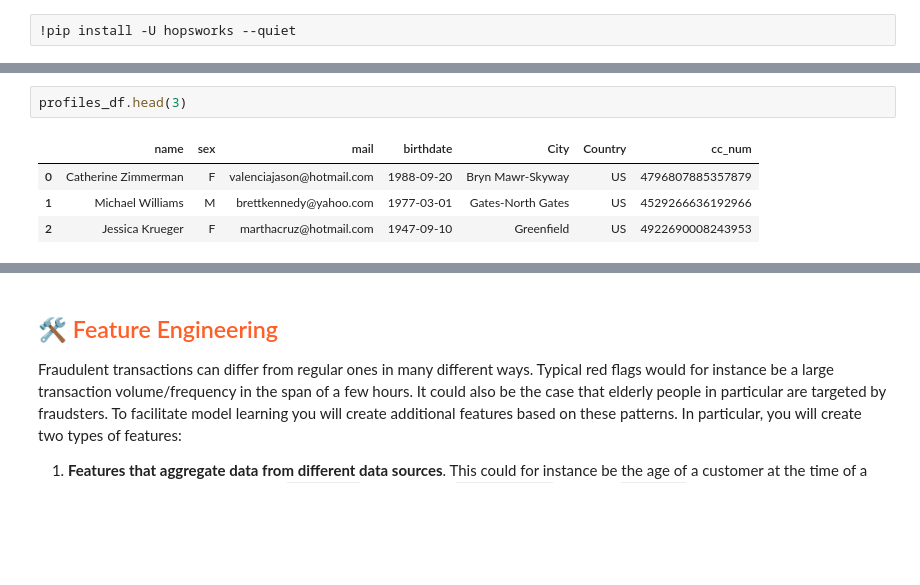
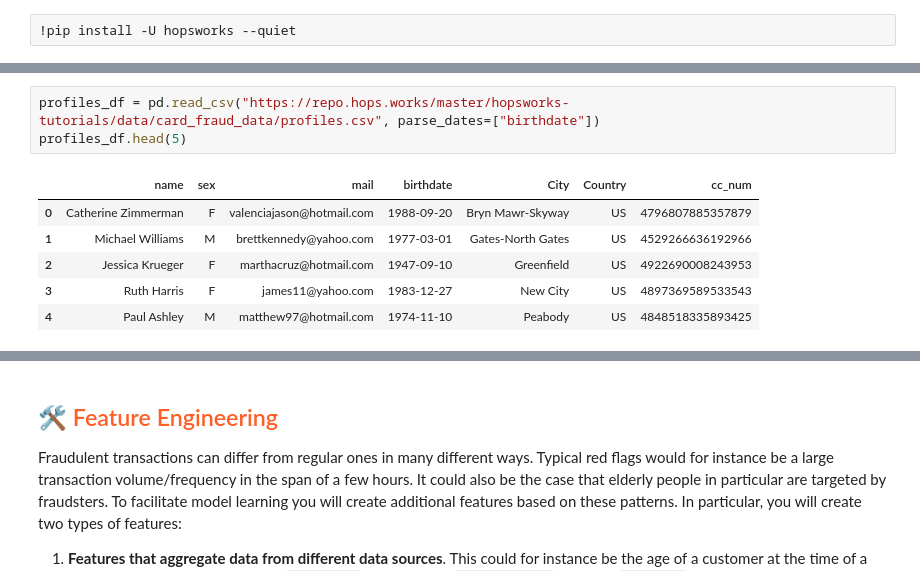
Before and after one commit to featurestoreorg/serverless-ml-course, a Jupyter notebook: src/01-module/1_backfill_cc_feature_groups.ipynb, the cells around one changed output, grey strips where cells are left out. Cells and saved outputs as stored; diff of their text form; blank space fills up the shorter version.

```diff
--- a/nbs/01-module/1a_feature_groups.ipynb
+++ b/src/01-module/1_backfill_cc_feature_groups.ipynb
@@ -94,7 +52,10 @@ memory usage: 23.6+ KB
 # %%
-profiles_df.head(3)
+profiles_df = pd.read_csv("https://repo.hops.works/master/hopsworks-tutorials/data/card_fraud_data/profiles.csv", parse_dates=["birthdate"])
+profiles_df.head(5)
 # %% [output]
 |  | name | sex | mail | birthdate | City | Country | cc_num |
 | 0 | Catherine Zimmerman | F | valenciajason@hotmail.com | 1988-09-20 | Bryn Mawr-Skyway | US | 4796807885357879 |
 | 1 | Michael Williams | M | brettkennedy@yahoo.com | 1977-03-01 | Gates-North Gates | US | 4529266636192966 |
 | 2 | Jessica Krueger | F | marthacruz@hotmail.com | 1947-09-10 | Greenfield | US | 4922690008243953 |
+| 3 | Ruth Harris | F | james11@yahoo.com | 1983-12-27 | New City | US | 4897369589533543 |
+| 4 | Paul Ashley | M | matthew97@hotmail.com | 1974-11-10 | Peabody | US | 4848518335893425 |
```
Also changed, not shown: parts of 20 cells of this notebook, 18 other files.
